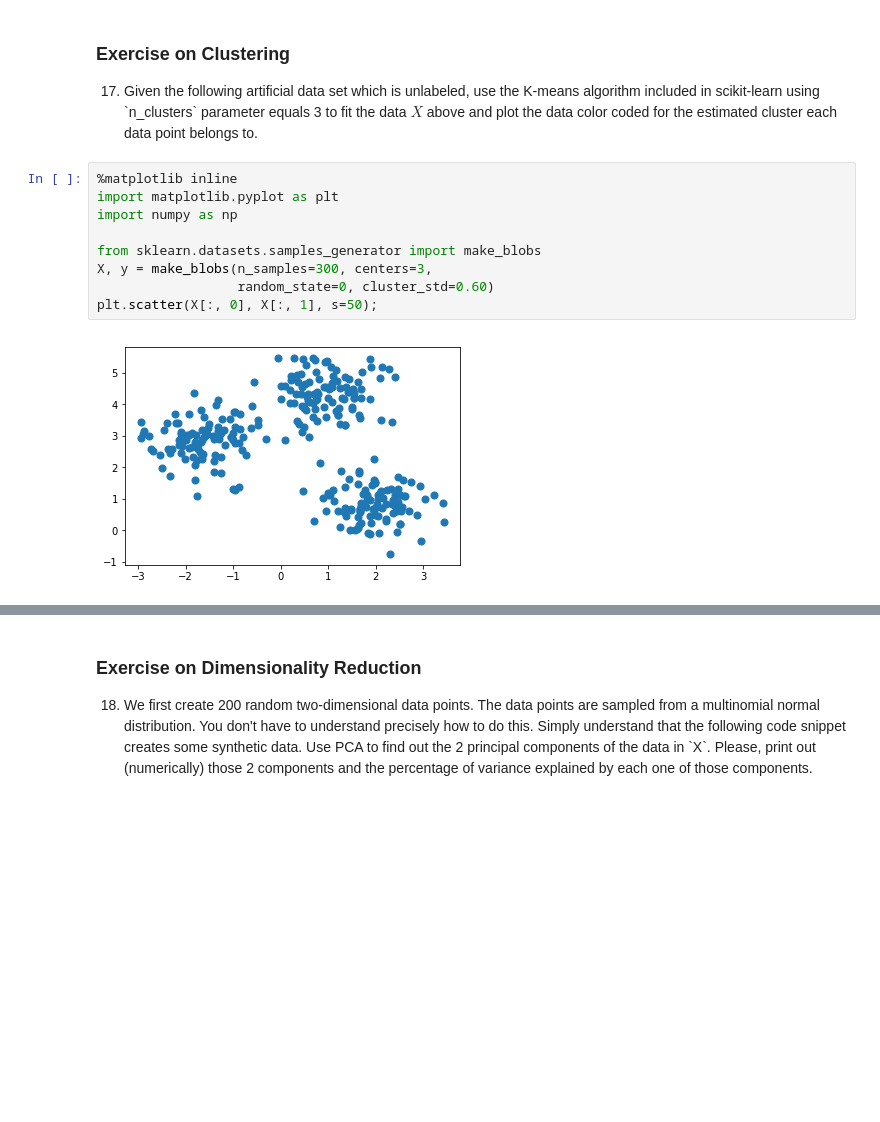
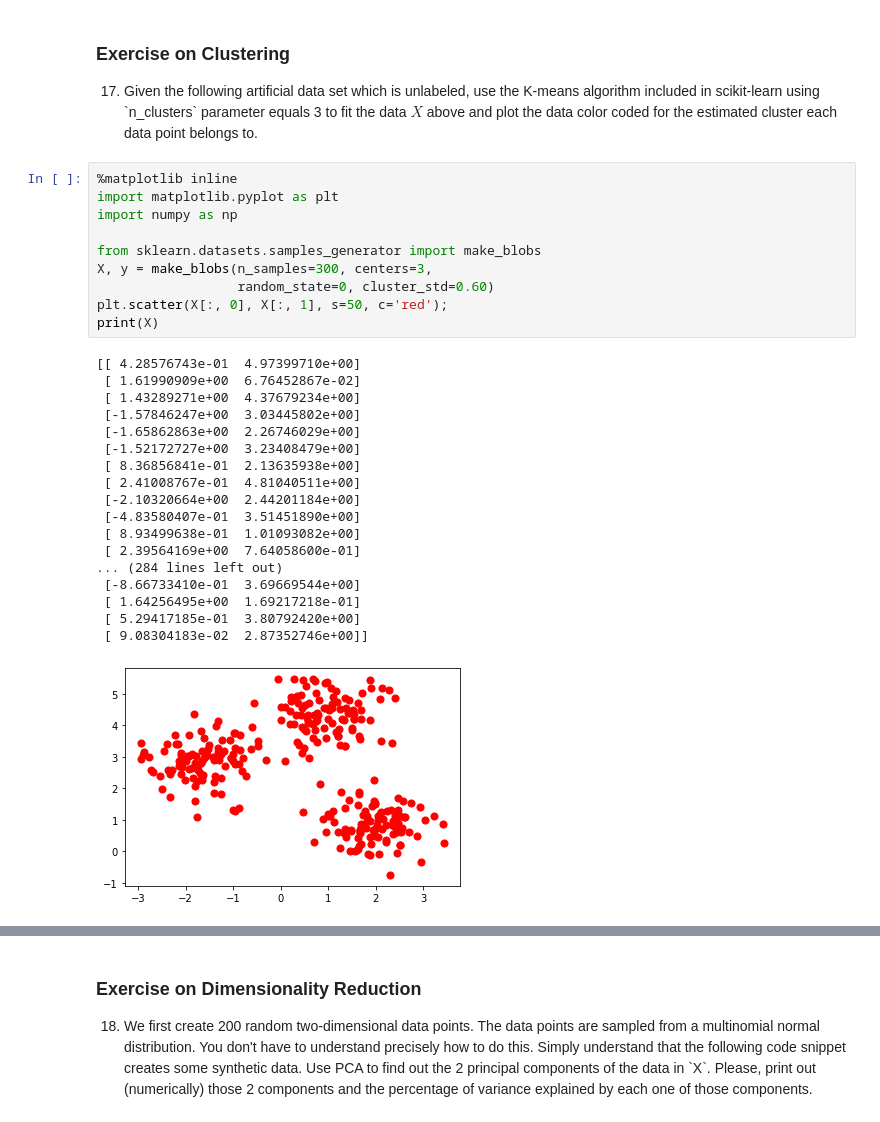
Before and after one commit to bexshinderman/DSMI_Code, a Jupyter notebook: Code/_Assessment1/assessment1.ipynb, the cells around one changed output, grey strips where cells are left out. Drawn from its saved outputs; the diff is of its cells as text; blank space fills up the shorter version.

```diff
--- a/Code/_Assessment1/assessment1.ipynb
+++ b/Code/_Assessment1/assessment1.ipynb
@@ -382,14 +440,32 @@ from sklearn.linear_model import Ridge
 # %%
 %matplotlib inline
 import matplotlib.pyplot as plt
 import numpy as np
 
 from sklearn.datasets.samples_generator import make_blobs
 X, y = make_blobs(n_samples=300, centers=3,
                   random_state=0, cluster_std=0.60)
-plt.scatter(X[:, 0], X[:, 1], s=50);
+plt.scatter(X[:, 0], X[:, 1], s=50, c='red');
+print(X)
 # %% [output]
+[[ 4.28576743e-01  4.97399710e+00]
+ [ 1.61990909e+00  6.76452867e-02]
+ [ 1.43289271e+00  4.37679234e+00]
+ [-1.57846247e+00  3.03445802e+00]
+ [-1.65862863e+00  2.26746029e+00]
+ [-1.52172727e+00  3.23408479e+00]
+ [ 8.36856841e-01  2.13635938e+00]
+ [ 2.41008767e-01  4.81040511e+00]
+ [-2.10320664e+00  2.44201184e+00]
+ [-4.83580407e-01  3.51451890e+00]
+ [ 8.93499638e-01  1.01093082e+00]
+ [ 2.39564169e+00  7.64058600e-01]
+... (284 lines left out)
+ [-8.66733410e-01  3.69669544e+00]
+ [ 1.64256495e+00  1.69217218e-01]
+ [ 5.29417185e-01  3.80792420e+00]
+ [ 9.08304183e-02  2.87352746e+00]]
-[figure, old version]
+[figure, new version]
 # %% [markdown]
 Your final plot should look something like the following figure with the colors indicating cluster membership as determined by the algorithm:
 
```
Also changed, not shown: parts of 10 cells of this notebook, 1 other file.
